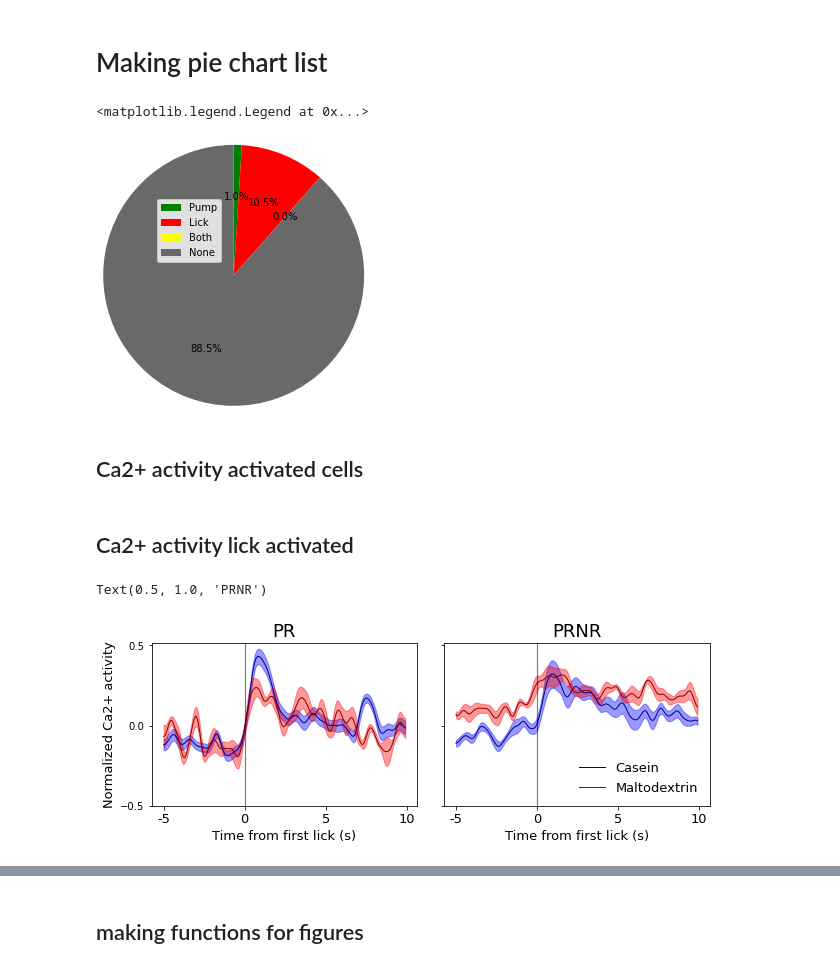
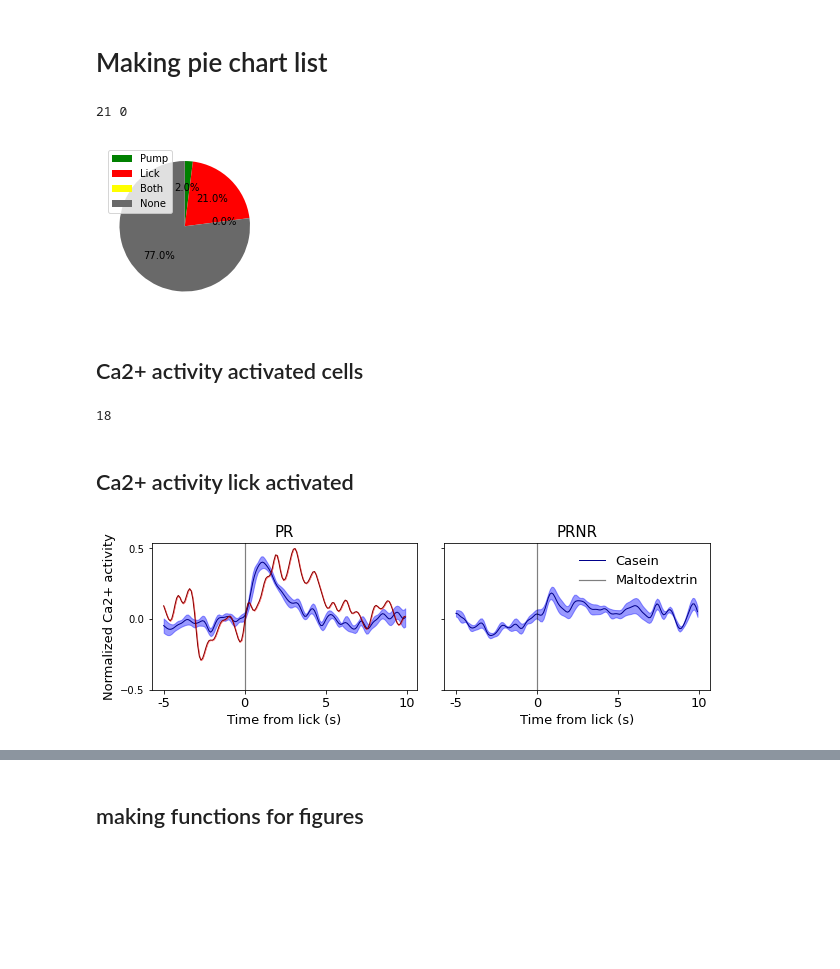
Before and after one commit to jetsetmette/VGP, a Jupyter notebook: notebooks/extract 2p data new.ipynb, the cells around one changed output, grey strips where cells are left out. Drawn from its saved outputs; the diff is of its cells as text; code cells hidden in the pictures; blank space fills up the shorter version.

```diff
--- a/notebooks/extract 2p data new.ipynb
+++ b/notebooks/extract 2p data new.ipynb
@@ -44,7 +44,7 @@ def get_activated_cells (s2p_folder,events_file):
     cell_idx = [idx for idx,vals in enumerate(iscell) if vals[0]==1]
 
     activated_cells=0
-    all_cells=[]
+    all_cells=cell_idx
     pump_activated_cells=[]
     pump_inhibited_cells=[]
     lick_activated_cells=[]
@@ -56,7 +56,6 @@ def get_activated_cells (s2p_folder,events_file):
         x = (x - np.mean(x))/np.std(x)
         x = filter_cell(x)
 
-        all_cells.append(cell)
 
 
         #Extracting pump activated and inhibited cells
@@ -326,9 +335,10 @@ for row in rows:
 # %% [markdown]
 # Making pie chart list
 # %%
+
 for key in cell_data.keys():
     d=cell_data[key]
-    if d['solution'] == 'cas' and d['diet']== 'PR':
+    if d['solution'] == 'cas' and d['diet']== 'PR' and d['animal']== 'VGP302':
         pump_a_cell=(d['n pump activated'])
         pump_i_cell=(d['n pump inhibited'])
         lick_a_cell=(d['n lick activated'])
@@ -348,67 +358,85 @@ sizes= [pump_responsive,lick_responsive,both_responsive,none_responsive]
 labels=['Pump', 'Lick ', 'Both', 'None']
 colors=['green','red', 'yellow','dimgrey']
 f1, ax1 = plt.subplots(figsize=[3,3], )
-ax1.pie(sizes, labels=labels, autopct='%1.1f%%', startangle=90, colors=colors,labeldistance=None,radius=2,counterclock=False)
+ax1.pie(sizes, labels=labels, autopct='%1.1f%%', startangle=90, colors=colors,labeldistance=None,radius=1,counterclock=False)
 ax1.legend()
+
+print (lick_a_cell,lick_i_cell)
+# f1.savefig('C:\\Users\\mko102\\GitHub\\VGP\\output\\pie_118_cas.png')
 # %% [output]
-<matplotlib.legend.Legend at 0x...>
+21 0
-[figure, old version]
+[figure, new version]
 # %% [markdown]
 ## Ca2+ activity activated cells
 # %%
 for key in cell_data.keys():
     d=cell_data[key]
-    if d['solution'] == 'cas' and d['diet']== 'PR':
+    if d['solution'] == 'cas' and d['diet']== 'PR'and d['animal']== 'VGP118':
         lick_snips_cas=d['snips lick a']
+        lick_snips_cas_i=d['snips lick i']
         pump_snips_cas=d['snips pump a']
         snips_lick_cas=d['lick snips']
+        snips_pump_cas=d['pump snips']
 
-    elif d['solution'] == 'malt' and d['diet']== 'PR':
+    elif d['solution'] == 'malt' and d['diet']== 'PR'and d['animal']== 'VGP118':
         lick_snips_malt=d['snips lick a']
+        lick_snips_malt_i=d['snips lick i']
         pump_snips_malt=d['snips pump a']
         snips_lick_malt=d['lick snips']
 
-    elif d['solution'] == 'cas' and d['diet']== 'PRNR':
+    elif d['solution'] == 'cas' and d['diet']== 'PRNR'and d['animal']== 'VGP118':
         lick_snips_cas2=d['snips lick a']
         pump_snips_cas2=d['snips pump a']
         snips_lick_cas2=d['lick snips']
 
-    elif d['solution'] == 'malt' and d['diet']== 'PRNR':
+    elif d['solution'] == 'malt' and d['diet']== 'PRNR'and d['animal']== 'VGP118':
         lick_snips_malt2=d['snips lick a']
+        lick_snips_malt2_i=d['snips lick i']
         pump_snips_malt2=d['snips pump a']
         snips_lick_malt2=d['lick snips']
+
+
+
+
+len(snips_pump_cas)
+# %% [output]
+18
 # %% [markdown]
 ## Ca2+ activity lick activated
 # %%
 f, [ax1,ax2] = plt.subplots(figsize=[10,3],ncols=2,gridspec_kw={'wspace':0.1,'width_ratios':[10,10]}, sharey=True)
+f.subplots_adjust(bottom=0.2)
 
 handles= 'Casein', 'Maltodextrin'
 
 tp.shadedError(ax1, lick_snips_cas,linecolor='darkblue',errorcolor='blue')
+# tp.shadedError(ax1, lick_snips_cas_i,linecolor='darkblue',errorcolor='blue')
 tp.shadedError(ax1, lick_snips_malt,linecolor='darkred',errorcolor='red')
+# tp.shadedError(ax1, lick_snips_malt_i,linecolor='darkred',errorcolor='red')
 tp.shadedError(ax2, lick_snips_cas2,linecolor='darkblue',errorcolor='blue')
-tp.shadedError(ax2, lick_snips_malt2,linecolor='darkred',errorcolor='red')
-
+# tp.shadedError(ax2, lick_snips_malt2,linecolor='darkred',errorcolor='red')
+# tp.shadedError(ax2, lick_snips_malt2_i,linecolor='darkred',errorcolor='red')
 
 ax1.set_yticks([-0.5, 0,  0.5])
 ax2.set_yticks([-0.5, 0,  0.5])
 ax1.set_xticks([0,50,100,150])
 ax2.set_xticks([0,50,100,150])
 ax1.set_xticklabels([-5,0,5,10], fontsize=13)
 ax2.set_xticklabels([-5,0,5,10], fontsize=13)
 ax1.axvline(50, color='black', alpha=0.5, linewidth=1.2)
 ax2.axvline(50, color='black', alpha=0.5, linewidth=1.2)
 
 ax2.legend(handles, fontsize=13,frameon = False)
 
 ax1.set_ylabel('Normalized Ca2+ activity',fontsize = 13)
 
-ax1.set_xlabel('Time from first lick (s)', fontsize = 13)
-ax2.set_xlabel('Time from first lick (s)', fontsize = 13)
+ax1.set_xlabel('Time from lick (s)', fontsize = 13)
+ax2.set_xlabel('Time from lick (s)', fontsize = 13)
 
-ax1.set_title('PR',fontsize=18)
-ax2.set_title('PRNR',fontsize=18)
+ax1.set_title('PR',fontsize=15)
+ax2.set_title('PRNR',fontsize=15)
+
+f.savefig('C:\\Users\\mko102\\GitHub\\VGP\\output\\signal_licks_118.png')
 # %% [output]
-Text(0.5, 1.0, 'PRNR')
-[figure, old version]
+[figure, new version]
 # %%
```
Also changed, not shown: parts of 6 cells of this notebook.
